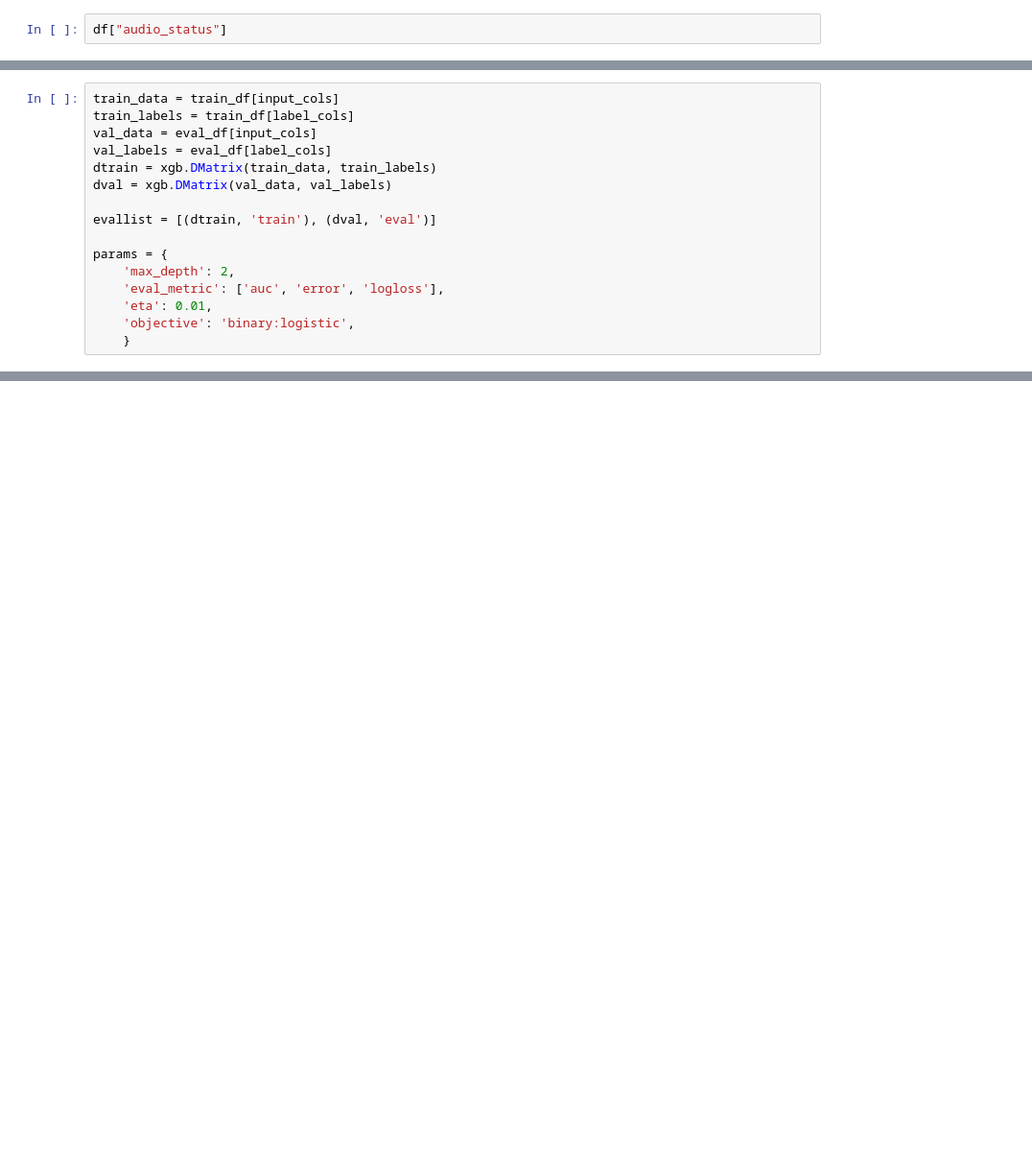
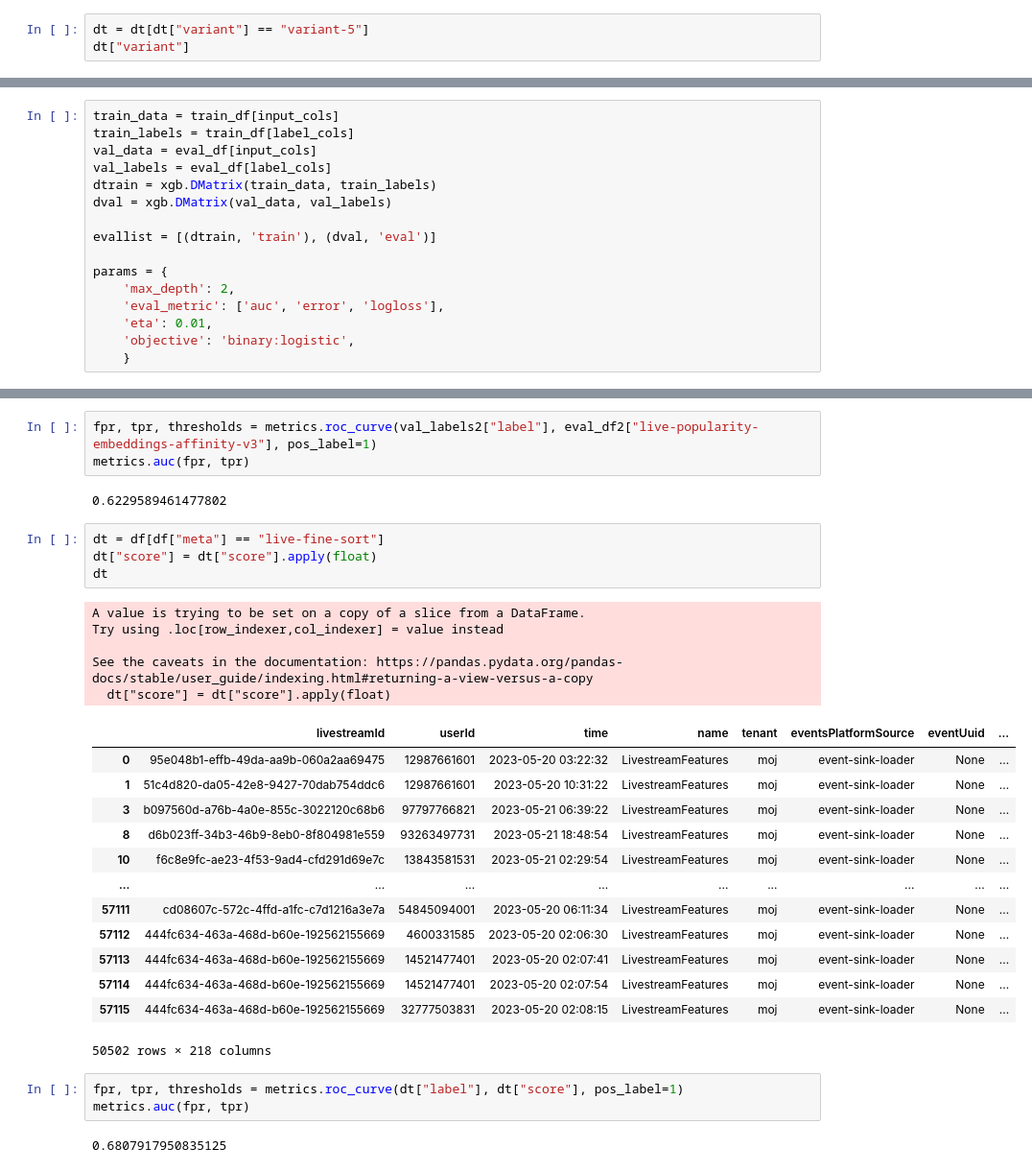
Before and after one commit to mgaiduk/mgaiduk, a Jupyter notebook: xgboost/moj_live/ranker.ipynb, the cells around one changed output, grey strips where cells are left out. Shown at 96% size. Cells and saved outputs as stored; diff of their text form; blank space fills up the shorter version.

```diff
--- a/xgboost/moj_live/ranker.ipynb
+++ b/xgboost/moj_live/ranker.ipynb
@@ -16,3 +60,4 @@ df = pd.concat(df).reset_index(drop=True)
 # %%
-df["audio_status"]
+dt = dt[dt["variant"] == "variant-5"]
+dt["variant"]
 # %% [output]
@@ -194,0 +514,33 @@ metrics.auc(fpr, tpr)
+# %%
+fpr, tpr, thresholds = metrics.roc_curve(val_labels2["label"], eval_df2["live-popularity-embeddings-affinity-v3"], pos_label=1)
+metrics.auc(fpr, tpr)
+# %% [output]
+0.6229589461477802
+# %%
+dt = df[df["meta"] == "live-fine-sort"]
+dt["score"] = dt["score"].apply(float)
+dt
+# %% [output]
+A value is trying to be set on a copy of a slice from a DataFrame.
+Try using .loc[row_indexer,col_indexer] = value instead
+
+See the caveats in the documentation: https://pandas.pydata.org/pandas-docs/stable/user_guide/indexing.html#returning-a-view-versus-a-copy
+  dt["score"] = dt["score"].apply(float)
+|  | livestreamId | userId | time | name | tenant | eventsPlatformSource | eventUuid | ... |
+| 0 | 95e048b1-effb-49da-aa9b-060a2aa69475 | 12987661601 | 2023-05-20 03:22:32 | LivestreamFeatures | moj | event-sink-loader | None | ... |
+| 1 | 51c4d820-da05-42e8-9427-70dab754ddc6 | 12987661601 | 2023-05-20 10:31:22 | LivestreamFeatures | moj | event-sink-loader | None | ... |
+| 3 | b097560d-a76b-4a0e-855c-3022120c68b6 | 97797766821 | 2023-05-21 06:39:22 | LivestreamFeatures | moj | event-sink-loader | None | ... |
+| 8 | d6b023ff-34b3-46b9-8eb0-8f804981e559 | 93263497731 | 2023-05-21 18:48:54 | LivestreamFeatures | moj | event-sink-loader | None | ... |
+| 10 | f6c8e9fc-ae23-4f53-9ad4-cfd291d69e7c | 13843581531 | 2023-05-21 02:29:54 | LivestreamFeatures | moj | event-sink-loader | None | ... |
+| ... | ... | ... | ... | ... | ... | ... | ... | ... |
+| 57111 | cd08607c-572c-4ffd-a1fc-c7d1216a3e7a | 54845094001 | 2023-05-20 06:11:34 | LivestreamFeatures | moj | event-sink-loader | None | ... |
+| 57112 | 444fc634-463a-468d-b60e-192562155669 | 4600331585 | 2023-05-20 02:06:30 | LivestreamFeatures | moj | event-sink-loader | None | ... |
+| 57113 | 444fc634-463a-468d-b60e-192562155669 | 14521477401 | 2023-05-20 02:07:41 | LivestreamFeatures | moj | event-sink-loader | None | ... |
+| 57114 | 444fc634-463a-468d-b60e-192562155669 | 14521477401 | 2023-05-20 02:07:54 | LivestreamFeatures | moj | event-sink-loader | None | ... |
+| 57115 | 444fc634-463a-468d-b60e-192562155669 | 32777503831 | 2023-05-20 02:08:15 | LivestreamFeatures | moj | event-sink-loader | None | ... |
+50502 rows × 218 columns
+# %%
+fpr, tpr, thresholds = metrics.roc_curve(dt["label"], dt["score"], pos_label=1)
+metrics.auc(fpr, tpr)
+# %% [output]
+0.6807917950835125
```
Also changed, not shown: parts of 31 cells of this notebook.
